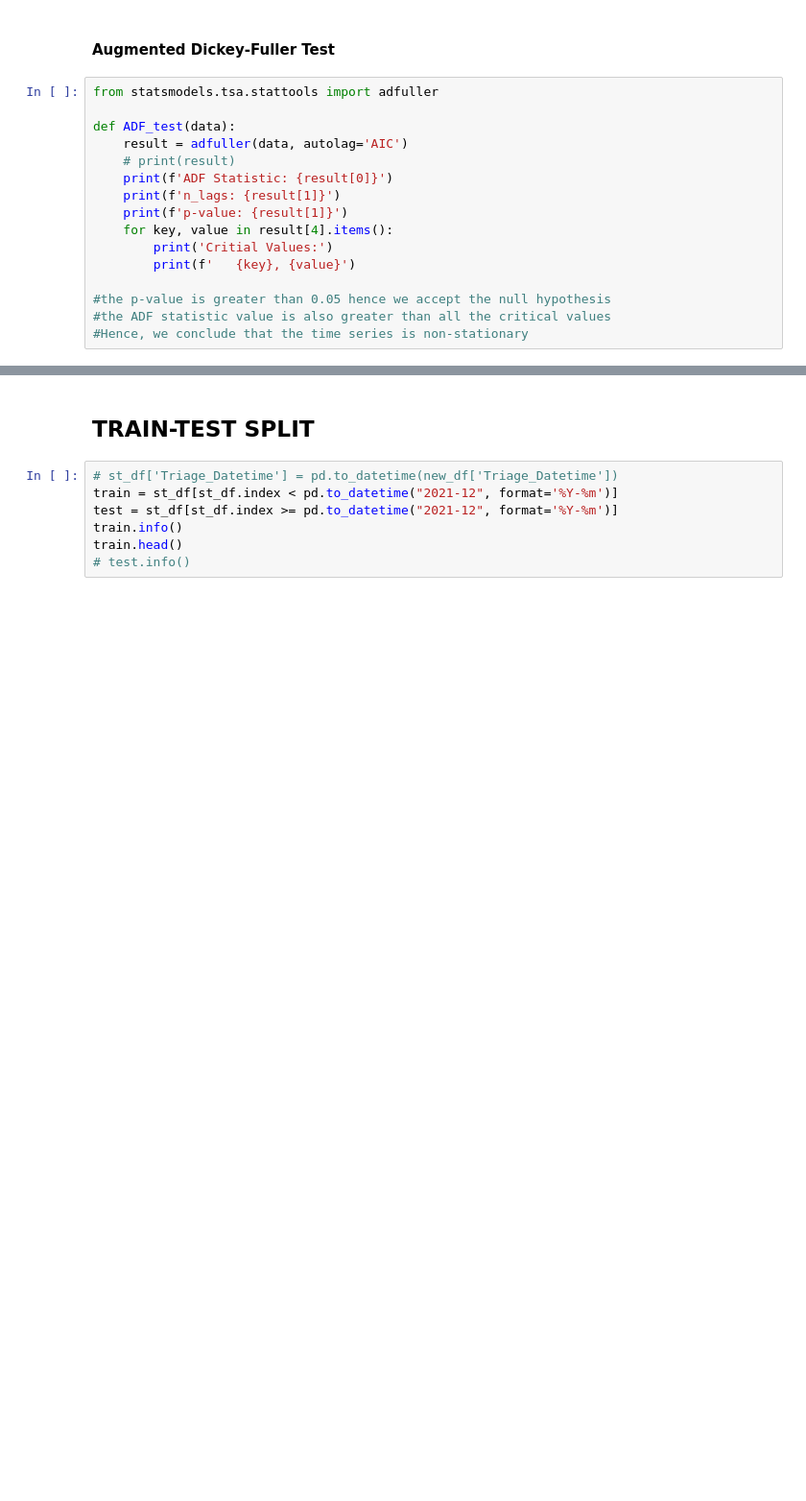
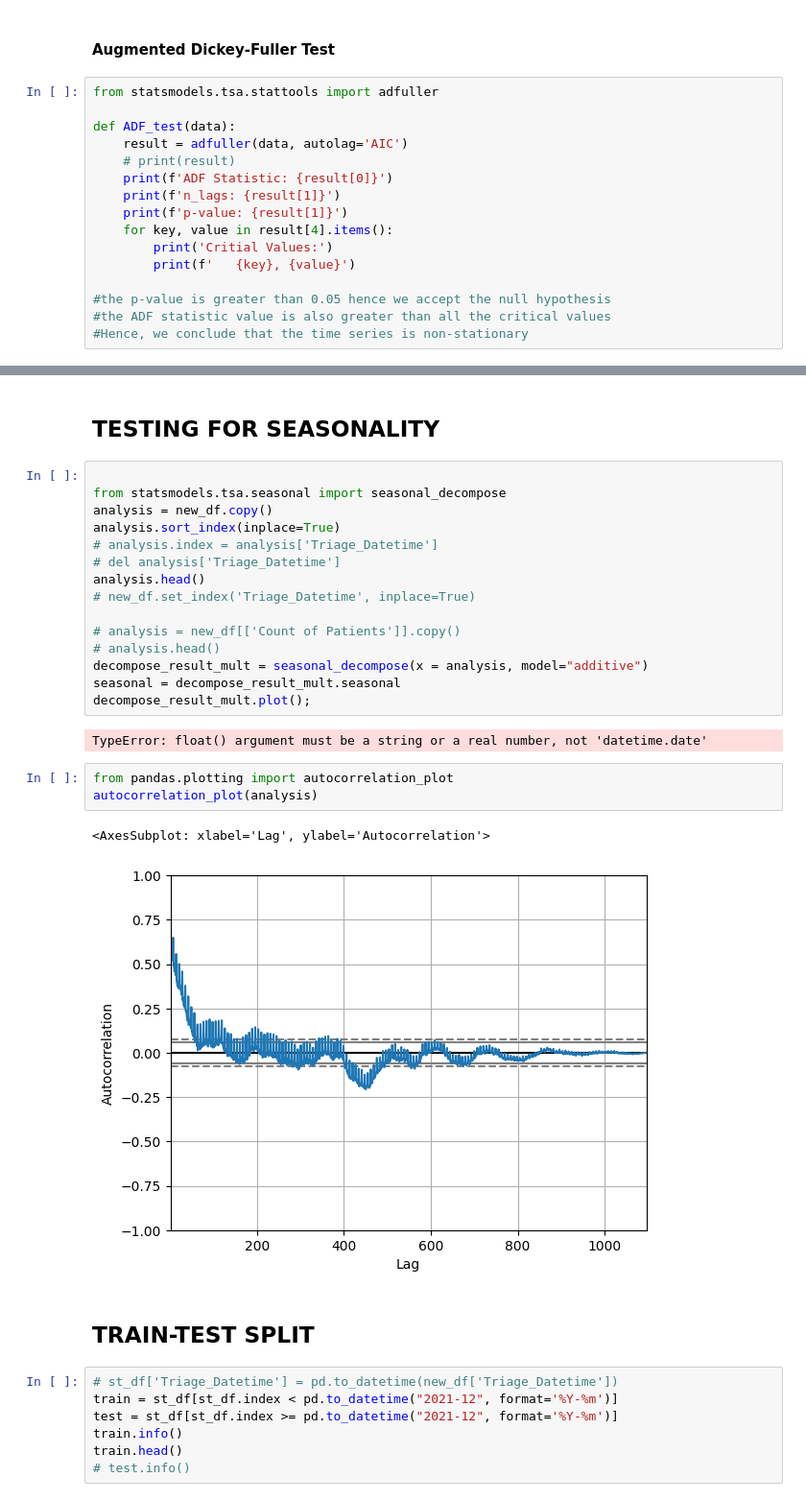
Before and after one commit to sumaiyahchinoy/er-dashboard-fyp-cronpipeline, a Jupyter notebook: TSModelling(Notebook).ipynb, the cells around one changed output, grey strips where cells are left out. Shown: that part at 96% size. Saved outputs shown, nothing was run; the diff lists cells and outputs as text; blank space fills up the shorter version.

```diff
--- a/TSModelling(Notebook).ipynb
+++ b/TSModelling(Notebook).ipynb
@@ -179,3 +174,29 @@ Triage_Datetime
+# %% [markdown]
+<h2> TESTING FOR SEASONALITY </h4
+>
+# %%
+
+from statsmodels.tsa.seasonal import seasonal_decompose
+analysis = new_df.copy()
+analysis.sort_index(inplace=True)
+# analysis.index = analysis['Triage_Datetime']
+# del analysis['Triage_Datetime']
+analysis.head()
+# new_df.set_index('Triage_Datetime', inplace=True)
+
+# analysis = new_df[['Count of Patients']].copy()
+# analysis.head()
+decompose_result_mult = seasonal_decompose(x = analysis, model="additive")
+seasonal = decompose_result_mult.seasonal
+decompose_result_mult.plot();
+# %% [output]
+TypeError: float() argument must be a string or a real number, not 'datetime.date'
+# %%
+from pandas.plotting import autocorrelation_plot
+autocorrelation_plot(analysis)
+# %% [output]
+<AxesSubplot: xlabel='Lag', ylabel='Autocorrelation'>
+[figure, added]
 # %% [markdown]
 <h2> TRAIN-TEST SPLIT </h2>
 # %%
```
Also changed, not shown: parts of 11 cells of this notebook.
